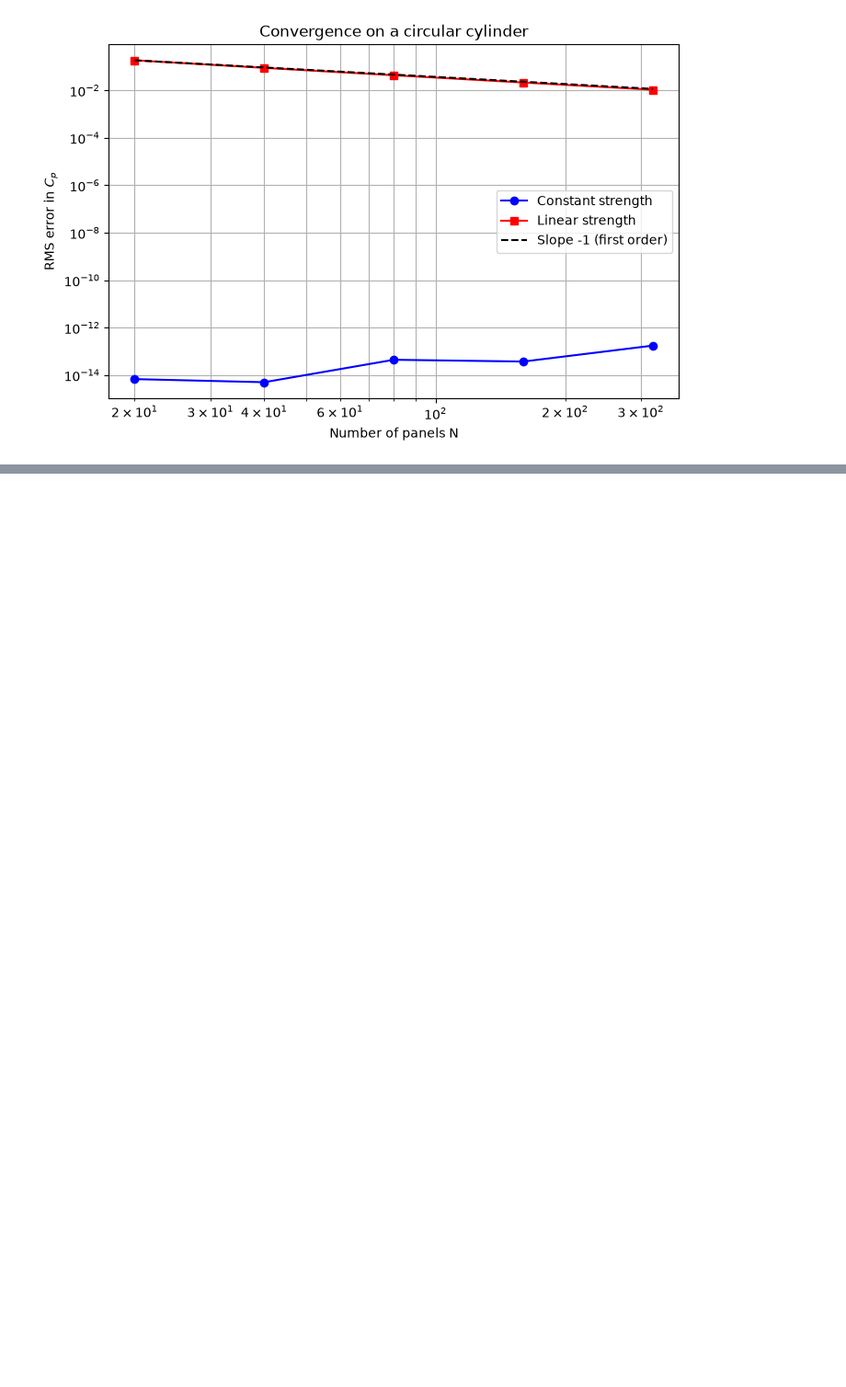
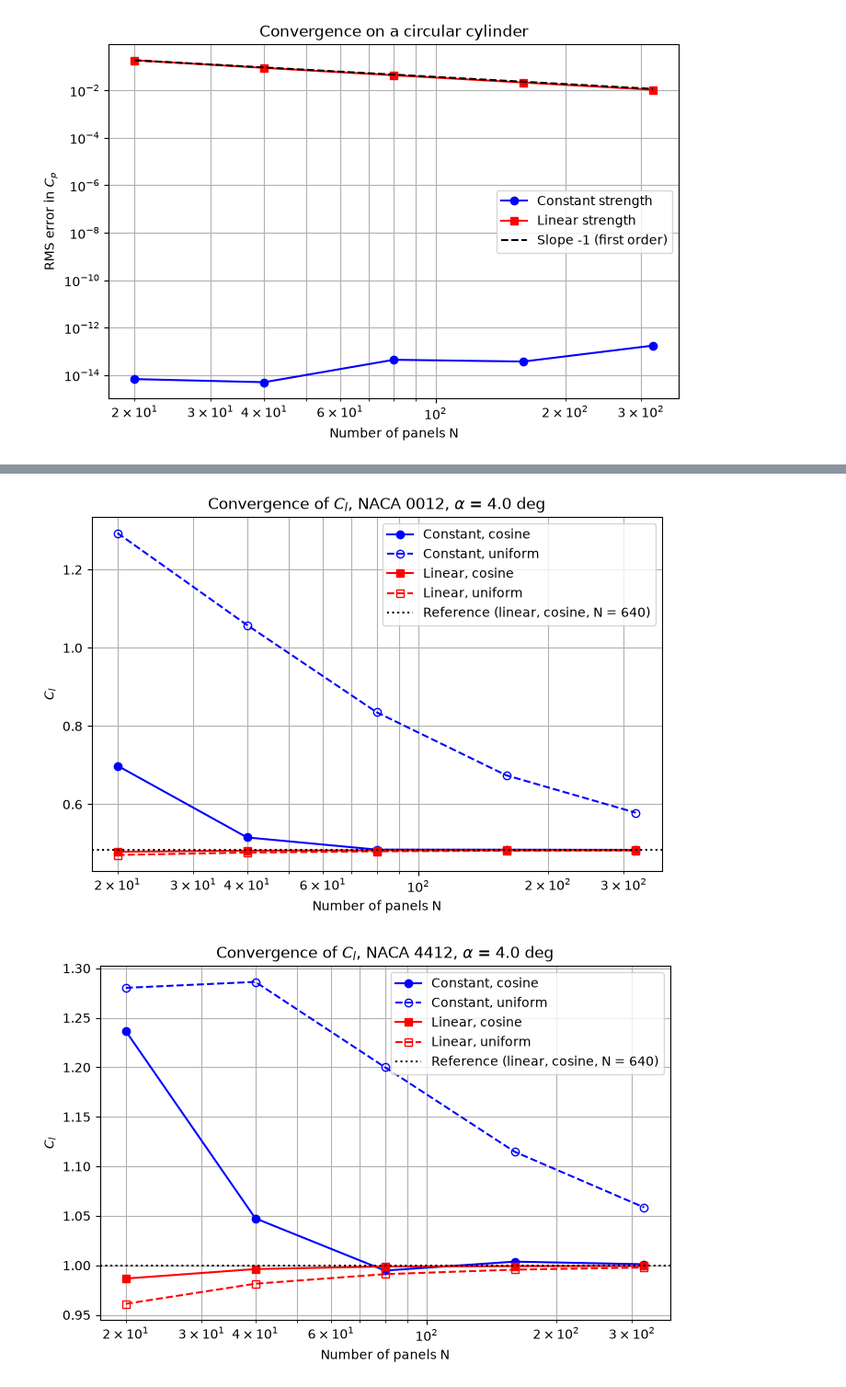
Before and after one commit to AbhishekMahajan3535/AE611_2026, a Jupyter notebook: Abhishek_Mahajan_Vortex_Panel.ipynb, the cells around one changed output, grey strips where cells are left out. Shown at 92% size. Cells and saved outputs as stored; diff of their text form; code cells hidden in the pictures; blank space fills up the shorter version.

Commit message:
Airfoil convergence study added

```diff
--- a/Abhishek_Mahajan_Vortex_Panel.ipynb
+++ b/Abhishek_Mahajan_Vortex_Panel.ipynb
@@ -615,0 +687,22 @@ plt.show()
+# %%
+# Plotting Cl vs N for each airfoil (Symmetric and Cambered)
+
+for code in airfoil_codes:
+
+    plt.figure(figsize=(8, 5))
+
+    plt.semilogx(panel_numbers, Cl_results[code + "_cosine_constant"], 'bo-', label="Constant, cosine")
+    plt.semilogx(panel_numbers, Cl_results[code + "_uniform_constant"], 'bo--', mfc='none', label="Constant, uniform")
+    plt.semilogx(panel_numbers, Cl_results[code + "_cosine_linear"], 'rs-', label="Linear, cosine")
+    plt.semilogx(panel_numbers, Cl_results[code + "_uniform_linear"], 'rs--', mfc='none', label="Linear, uniform")
+    plt.axhline(Cl_reference[code], color='k', linestyle=':', label="Reference (linear, cosine, N = 640)")
+
+    plt.xlabel("Number of panels N")
+    plt.ylabel("$C_l$")
+    plt.title("Convergence of $C_l$, NACA " + code + ", $\\alpha$ = " + str(alpha_study) + " deg")
+    plt.legend()
+    plt.grid(True, which="both")
+    plt.show()
+# %% [output]
+[figure, added]
+[figure, added]
```
Also changed, not shown: parts of 1 cell of this notebook.
